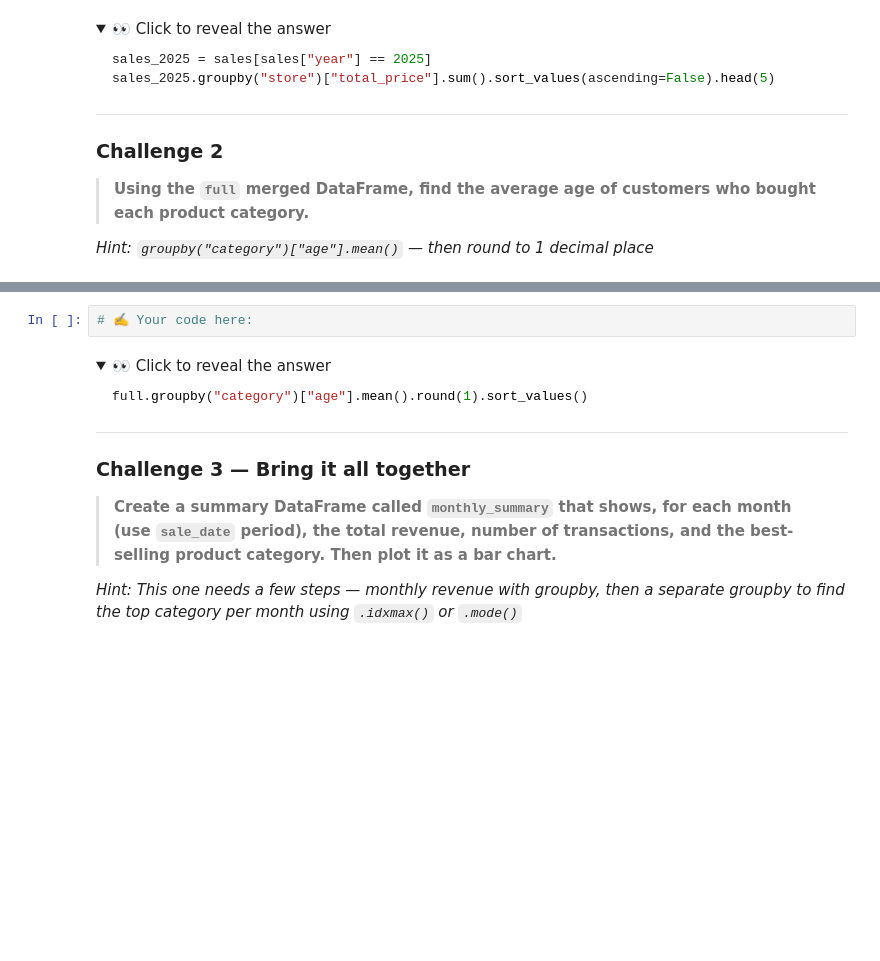
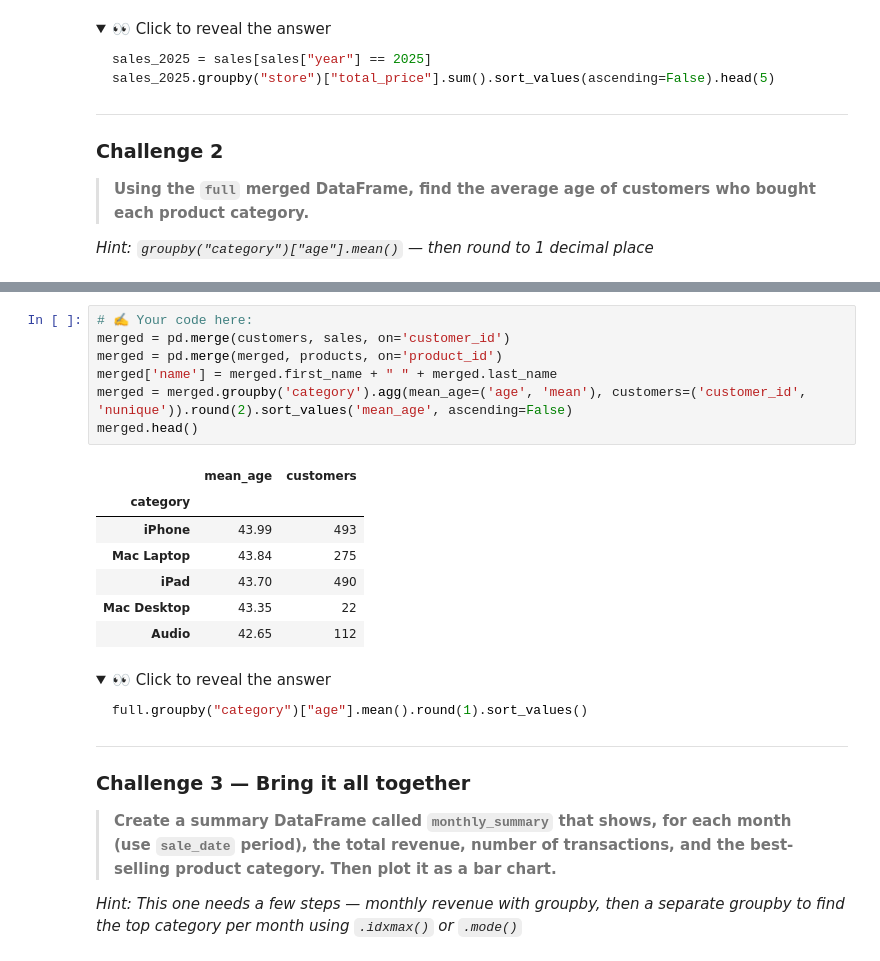
Before and after one commit to co-za/data-analysis-intro, a Jupyter notebook: 3. Pandas Basics.ipynb, the cells around one changed output, grey strips where cells are left out. Cells and saved outputs as stored; diff of their text form; folded sections open; blank space fills up the shorter version.

```diff
--- a/3. Pandas Basics.ipynb
+++ b/3. Pandas Basics.ipynb
@@ -706,5 +736,18 @@ sales_2025.groupby("store")["total_price"].sum().sort_values(ascending=False).he
 # %%
 # ✍️ Your code here:
+merged = pd.merge(customers, sales, on='customer_id')
+merged = pd.merge(merged, products, on='product_id')
+merged['name'] = merged.first_name + " " + merged.last_name
+merged = merged.groupby('category').agg(mean_age=('age', 'mean'), customers=('customer_id', 'nunique')).round(2).sort_values('mean_age', ascending=False)
+merged.head()
+# %% [output]
+|  | mean_age | customers |
+| category |  |  |
+| iPhone | 43.99 | 493 |
+| Mac Laptop | 43.84 | 275 |
+| iPad | 43.70 | 490 |
+| Mac Desktop | 43.35 | 22 |
+| Audio | 42.65 | 112 |
 # %% [markdown]
 <details>
 <summary>👀 Click to reveal the answer</summary>
```
Also changed, not shown: parts of 7 cells of this notebook.
